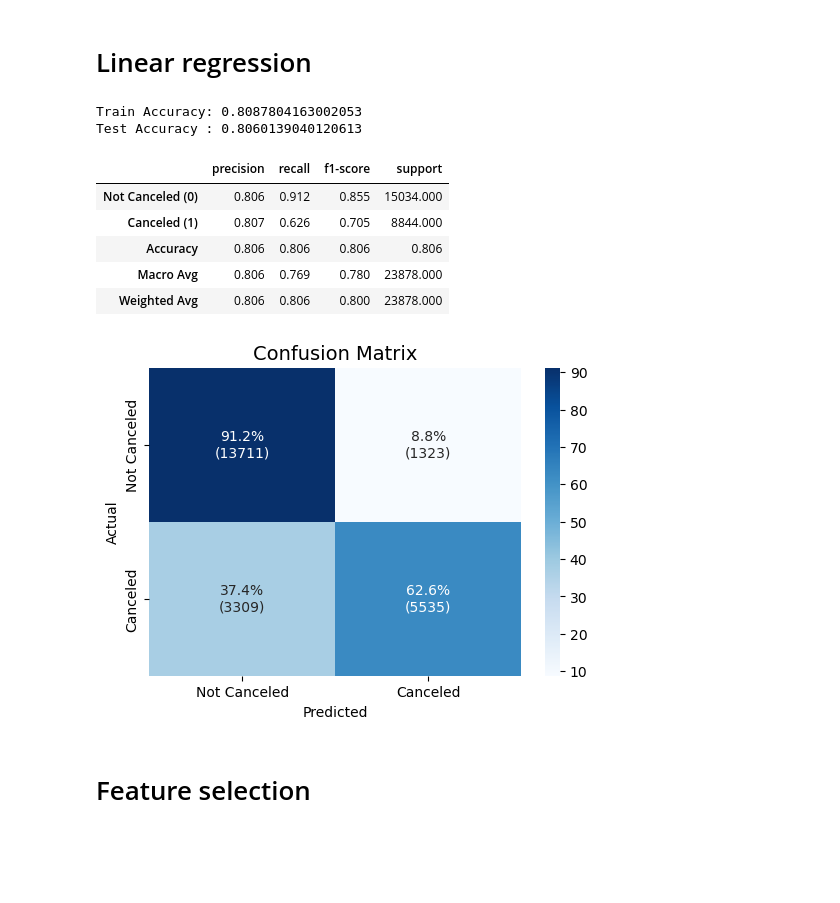
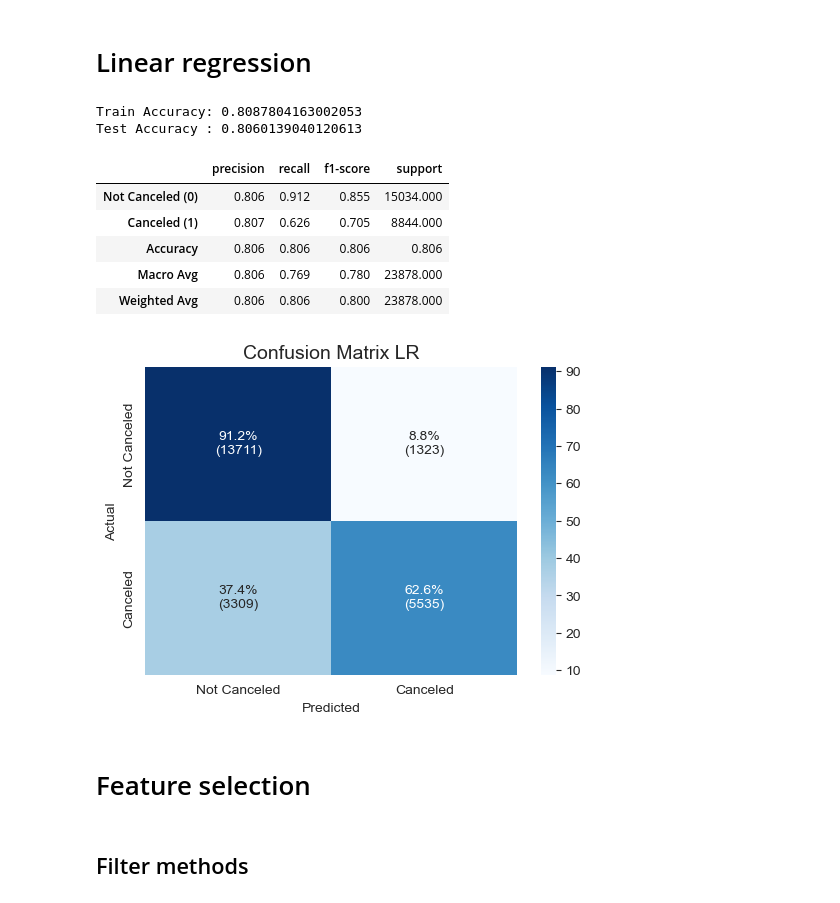
Before and after one commit to markoandjel/Preprocessing, a Jupyter notebook: I seminarski rad/Feature_Selection_Marko_Andjelkovic_1809.ipynb, the cells around one changed output. Cells and saved outputs as stored; diff of their text form; code cells hidden in the pictures; blank space fills up the shorter version.

```diff
--- a/I seminarski rad/Feature_Selection_Marko_Andjelkovic_1809.ipynb
+++ b/I seminarski rad/Feature_Selection_Marko_Andjelkovic_1809.ipynb
@@ -215,7 +215,7 @@ Resort Hotel - Mumbai            [Mumbai]
 Resort Hotel - Pune                [Pune]
 Name: city, dtype: object
 # %%
-df.drop(columns=['city'], inplace=True,errors='ignore')
+df.drop(columns=['city','arrival_date_year'], inplace=True,errors='ignore')
 # %% [markdown]
 # Dealing with missing values
 # %%
@@ -452,7 +443,7 @@ array([48586, 12129,  2097,  8568,  3375, 10415,   488,   500,   607,
 # %% [markdown]
 # Helping functions
 # %%
-def plot_confusion_matrix_percent(y_test, y_pred):
+def plot_confusion_matrix_percent(y_test, y_pred, title='Confusion Matrix'):
 
     # Build confusion matrix
     cm = pd.crosstab(y_test, y_pred, rownames=['Actual'], colnames=['Predicted'])
@@ -473,7 +464,7 @@ def plot_confusion_matrix_percent(y_test, y_pred):
         xticklabels=["Not Canceled", "Canceled"],
         yticklabels=["Not Canceled", "Canceled"]
     )
-    plt.title("Confusion Matrix", fontsize=14)
+    plt.title(title, fontsize=14)
     plt.xlabel("Predicted")
     plt.ylabel("Actual")
     plt.show()
@@ -537,34 +528,3 @@ df_scaled = pd.concat([X_scaled, y.reset_index(drop=True)], axis=1)
 # Final X and y
 X = df_scaled.drop(columns=['is_canceled'])
 y = df_scaled['is_canceled']
-# %%
-from sklearn.linear_model import LogisticRegression
-from sklearn.model_selection import train_test_split
-from sklearn.metrics import classification_report
-
-# Train-test split
-X_train, X_test, y_train, y_test = train_test_split(
-    X, y,
-    test_size=0.2,
-    random_state=42,
-    stratify=y
-)
-
-# Define Logistic Regression model
-model = LogisticRegression(
-    max_iter=3000,
-    solver='lbfgs'
-)
-
-# Train
-model.fit(X_train, y_train)
-
-# Predict
-y_pred = model.predict(X_test)
-
-# Evaluate
-print("Train Accuracy:", model.score(X_train, y_train))
-print("Test Accuracy :", model.score(X_test, y_test))
-# %% [output]
-Train Accuracy: 0.8087804163002053
-Test Accuracy : 0.8060139040120613
@@ -571,13 +574,18 @@ Test Accuracy : 0.8060139040120613
+# %%
+y_test, y_pred = run_logistic_regression(df_scaled.drop(columns=['is_canceled']), df['is_canceled'])
+# %% [output]
+Train Accuracy: 0.8087804163002053
+Test Accuracy : 0.8060139040120613
 # %%
 classification_report_table(y_test, y_pred)
-plot_confusion_matrix_percent(y_test, y_pred)
+plot_confusion_matrix_percent(y_test, y_pred, title='Confusion Matrix LR')
 # %% [output]
 |  | precision | recall | f1-score | support |
 | Not Canceled (0) | 0.806 | 0.912 | 0.855 | 15034.000 |
 | Canceled (1) | 0.807 | 0.626 | 0.705 | 8844.000 |
 | Accuracy | 0.806 | 0.806 | 0.806 | 0.806 |
 | Macro Avg | 0.806 | 0.769 | 0.780 | 23878.000 |
 | Weighted Avg | 0.806 | 0.806 | 0.800 | 23878.000 |
-[figure, old version]
+[figure, new version]
 # %% [markdown]
 # Feature selection
@@ -583,0 +595,2 @@ plot_confusion_matrix_percent(y_test, y_pred)
+# %% [markdown]
+## Filter methods
```
Also changed, not shown: parts of 34 cells of this notebook, 2 other files.
